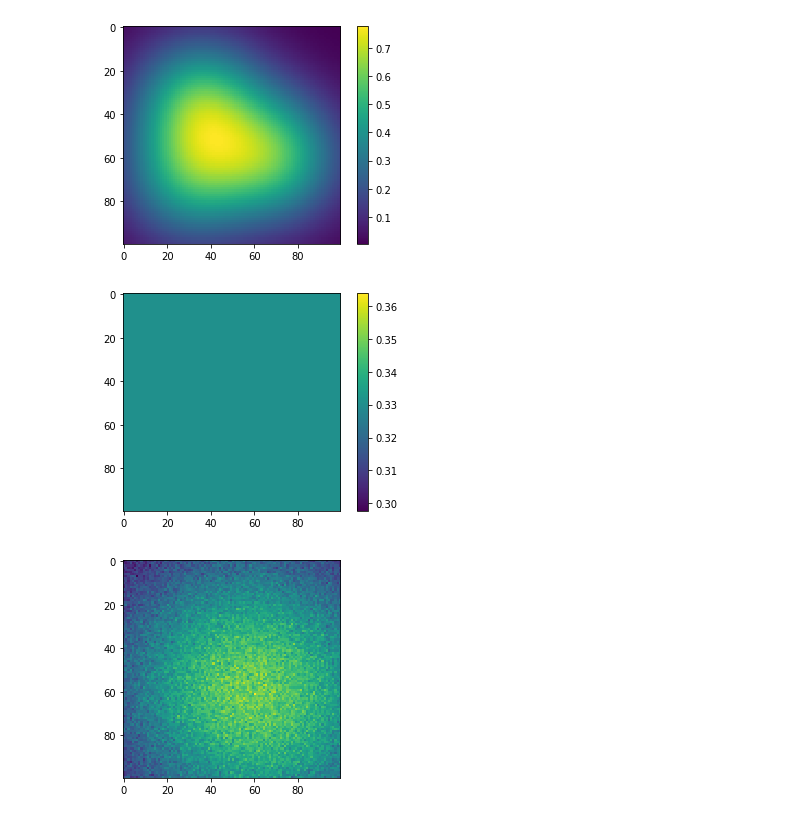
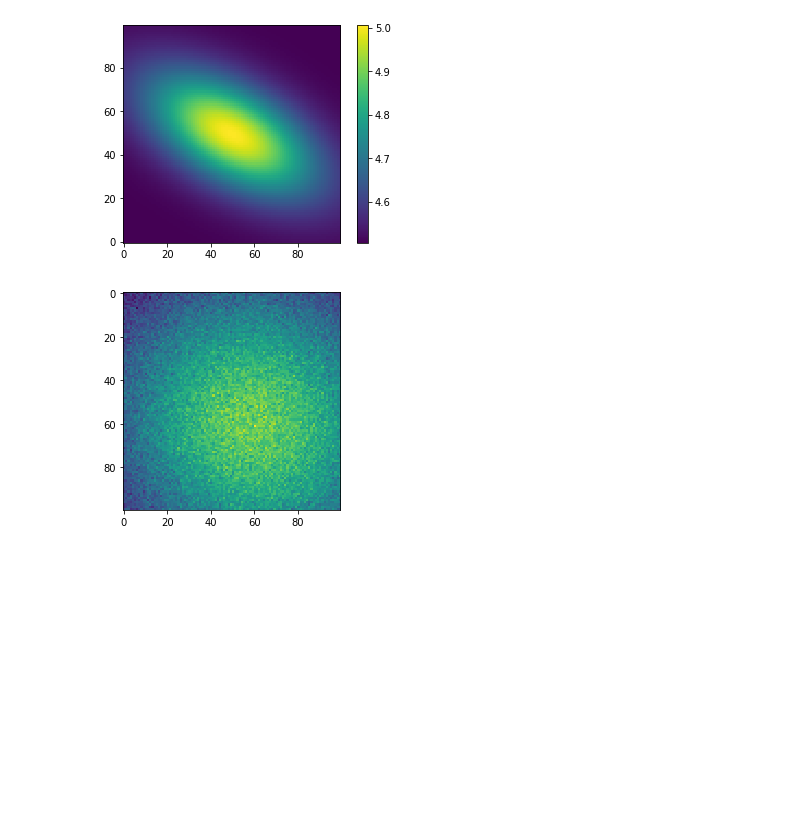
Before and after one commit to martimmcdc/2d-gaussian-fitting, a Jupyter notebook: Hub_Saturated_Code.ipynb, the cells around one changed output. Cells and saved outputs as stored; diff of their text form; code cells hidden in the pictures; blank space fills up the shorter version.

```diff
--- a/Hub_Saturated_Code.ipynb
+++ b/Hub_Saturated_Code.ipynb
@@ -9,34 +9,40 @@ def gaussian2Dtest(points,mx,my,N,C):
     - N is an arbitrary normalization constant
     - C is a baseline constant
     """
-    FWHM = 1                             #FWHM value ?
-    sig = FWHM /(2*np.sqrt(2*np.log(2)))
-    a = 1/(2*sig**2)
+    theta = np.pi/3
+
+    FWHM_x = 1                             #FWHM value ?
+    sig_x = FWHM_x /(2*np.sqrt(2*np.log(2)))
+    a_x = 1/(2*sig_x**2)
+
+    FWHM_y = 2                             #FWHM value ?
+    sig_y = FWHM_y /(2*np.sqrt(2*np.log(2)))
+    a_y = 1/(2*sig_y**2)
+
+    #tilted ellipse parameters
+    A = np.cos(theta)**2/sig_x**2 + np.sin(theta)**2/sig_y**2
+    C = np.cos(theta)**2/sig_y**2 + np.sin(theta)**2/sig_x**2
+    B = 2*np.cos(theta)*np.sin(theta)*(1/sig_x**2 - 1/sig_y**2)
+
     x,y = points
-    z = N * np.exp( - a*(x-mx)**2 - a*(y-my)**2 ) + C
+    z = N * np.exp( - A*(x-mx)**2 - B*x*y - C*(y-my)**2 ) + C
     return z
 # %%
 #[  13.15718436   36.19254262   -7.48787188 -101.20914784
 #   13.15718436   36.19254262   -7.48787188   23.11008099
 #   -26.41737105  -72.26331953   15.70839679   78.42984668]
 #[-0.3,-0.3,0.3,0])+gaussian2D(grid,[0.4,0.2,0.5,0]
 N=100
 x = np.linspace(-1,1,N)
 y = np.linspace(-1,1,N)
 grid = np.meshgrid(x,y)
 
-image = gaussian2Dtest(grid,-0.3,-0.3,0.5,0)+gaussian2Dtest(grid,0.4,0.2,0.5,0)+gaussian2Dtest(grid,-0.4,0.4,0.4,0)
-plt.imshow(image)
+image = gaussian2Dtest(grid,0,0,0.5,0)#+gaussian2Dtest(grid,0.4,0.2,0.5,0)+gaussian2Dtest(grid,-0.4,0.4,0.4,0)
+plt.imshow(image,origin="bottom")
 plt.colorbar()
 plt.show()
-
-fit = gaussian2Dtest(grid,13.15718436, 36.19254262, -7.48787188, -101.20914784) + gaussian2Dtest(grid,13.15718436,36.19254262, -7.48787188, 23.11008099) + gaussian2Dtest(grid,-26.41737105,-72.26331953,15.70839679,78.42984668)
-plt.imshow(fit)
-plt.colorbar()
-plt.show()
 # %% [output]
-[figure, old version]
+[figure, new version]
-[figure, removed]
 # %%
 ### imports
 import numpy as np
```
Also changed, not shown: parts of 10 cells of this notebook.
